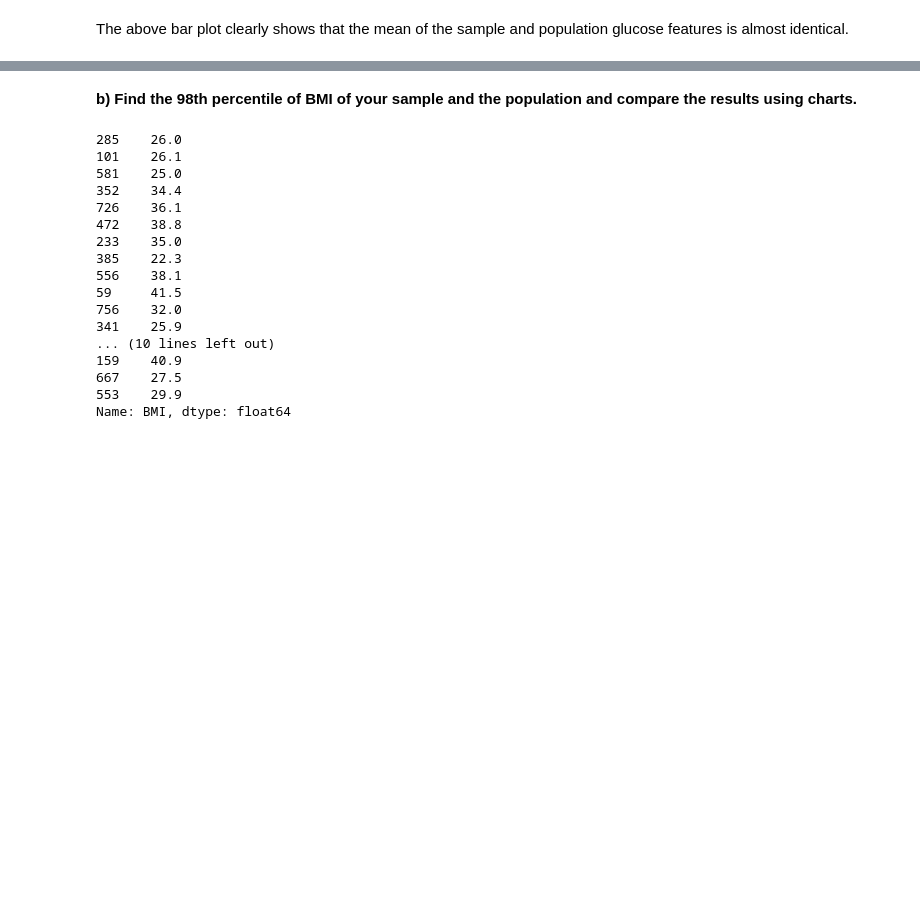
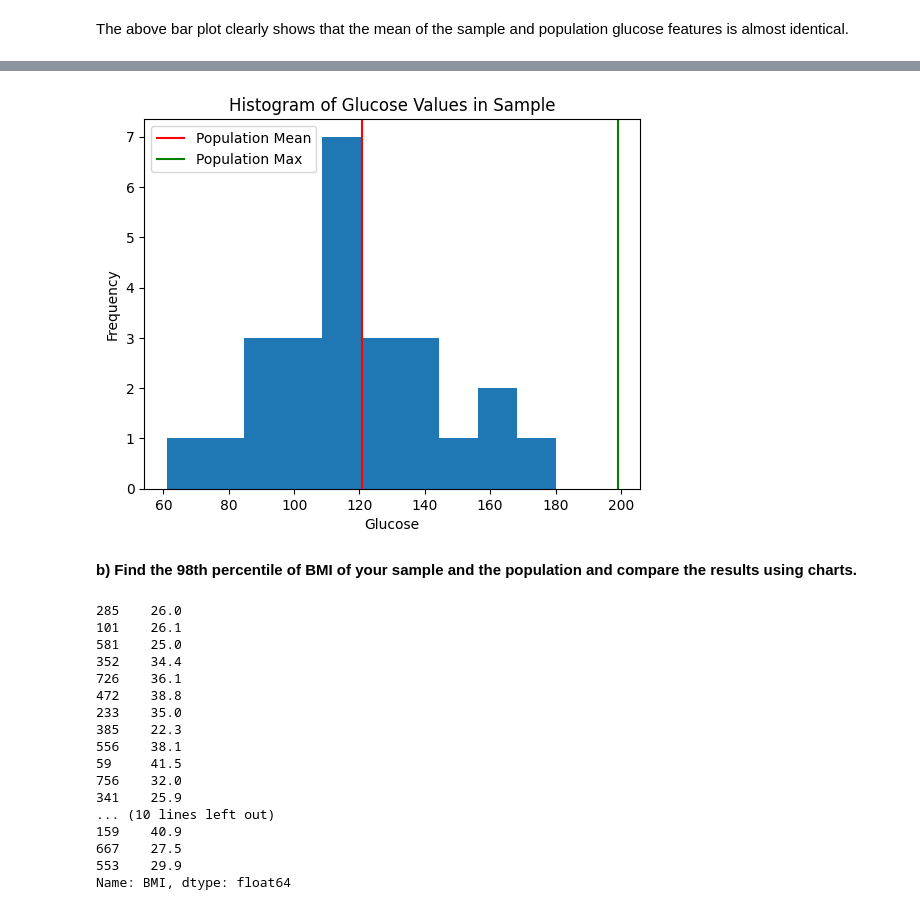
Before and after one commit to RJINDAM0109/RJ, a Jupyter notebook: pds-assignment-2.ipynb, the cells around one changed output, grey strips where cells are left out. Drawn from its saved outputs; the diff is of its cells as text; code cells hidden in the pictures; blank space fills up the shorter version.

```diff
--- a/Assignment-2.ipynb
+++ b/pds-assignment-2.ipynb
@@ -66,3 +79,15 @@ According to the plot above, the greatest value for the sample is about 175 - 20
+# %%
+# Add population statistics to the histogram
+plt.hist(sample, bins=10)
+plt.axvline(pop_mean, color='red', label='Population Mean')
+plt.axvline(pop_max, color='green', label='Population Max')
+plt.xlabel('Glucose')
+plt.ylabel('Frequency')
+plt.title('Histogram of Glucose Values in Sample')
+plt.legend()
+plt.show()
+# %% [output]
+[figure, added]
 # %% [markdown]
 **b) Find the 98th percentile of BMI of your sample and the population and compare the results using charts.**
 # %%
```
Also changed, not shown: parts of 15 cells of this notebook, 3 other files.
